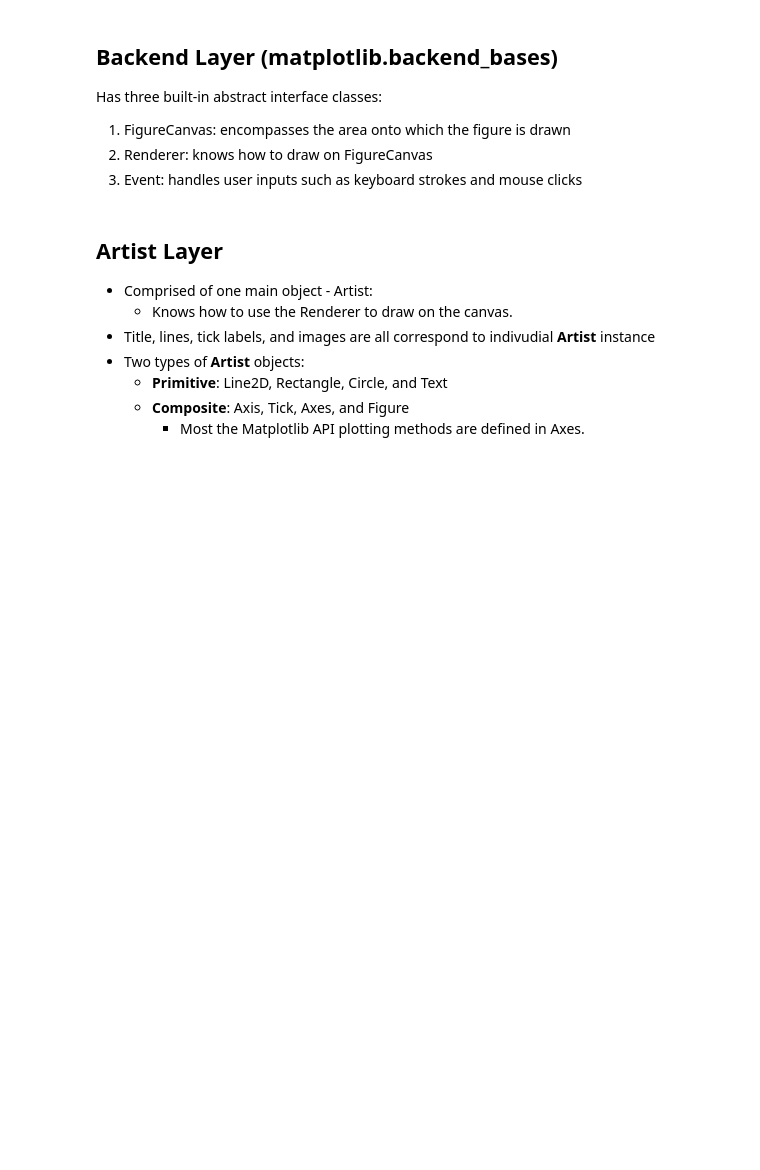
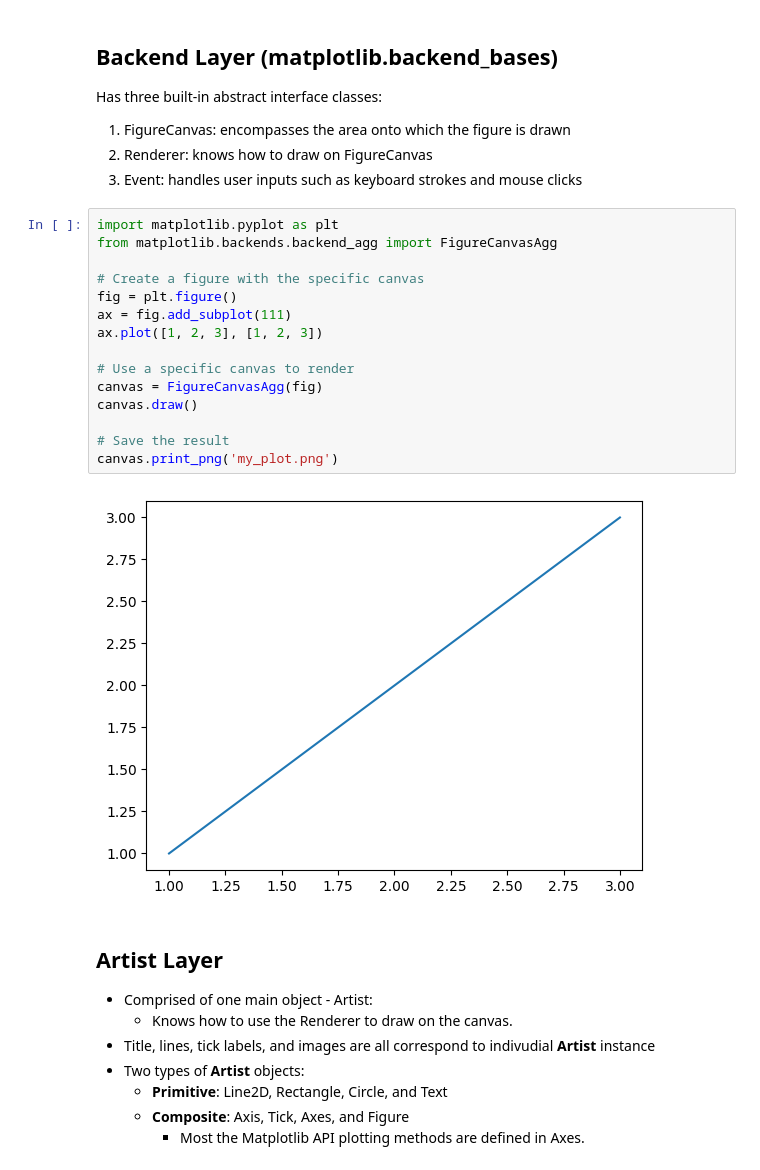
Before and after one commit to profliuhao/CSIT359, a Jupyter notebook: CSIT359_class5_matplotlib_intro.ipynb, the cells around one changed output. Cells and saved outputs as stored; diff of their text form; blank space fills up the shorter version.

```diff
--- a/CSIT359_class5_matplotlib_intro.ipynb
+++ b/CSIT359_class5_matplotlib_intro.ipynb
@@ -21,6 +21,23 @@ Has three built-in abstract interface classes:
 1. FigureCanvas: encompasses the area onto which the figure is drawn
 2. Renderer: knows how to draw on FigureCanvas
 3. Event: handles user inputs such as keyboard strokes and mouse clicks
+# %%
+import matplotlib.pyplot as plt
+from matplotlib.backends.backend_agg import FigureCanvasAgg
+
+# Create a figure with the specific canvas
+fig = plt.figure()
+ax = fig.add_subplot(111)
+ax.plot([1, 2, 3], [1, 2, 3])
+
+# Use a specific canvas to render
+canvas = FigureCanvasAgg(fig)
+canvas.draw()
+
+# Save the result
+canvas.print_png('my_plot.png')
+# %% [output]
+[figure, added]
 # %% [markdown]
 ## Artist Layer
 * Comprised of one main object - Artist:
```
Also changed, not shown: parts of 18 cells of this notebook.
